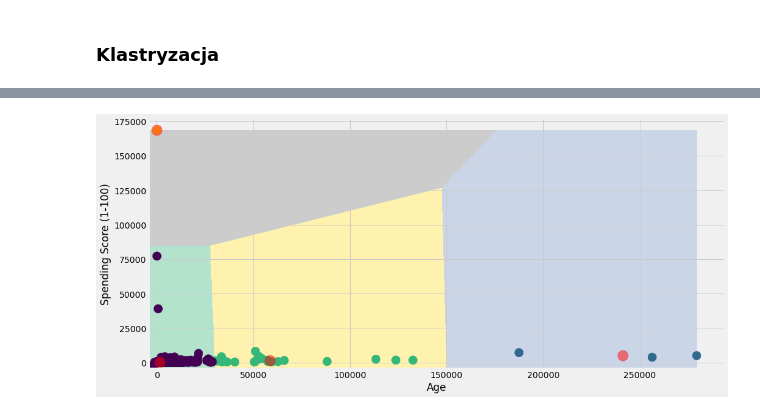
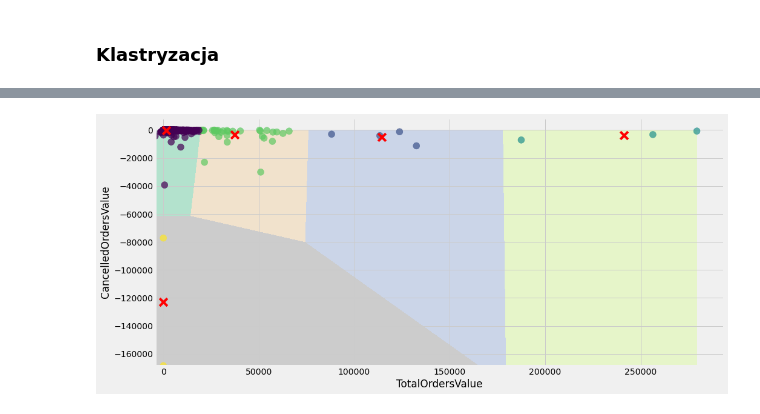
Before and after one commit to kkowalczykk/k-means-segmentation, a Jupyter notebook: main.ipynb, the cells around one changed output, grey strips where cells are left out. Cells and saved outputs as stored; diff of their text form; code cells hidden in the pictures.

Commit message:
Visualize clustering

```diff
--- a/main.ipynb
+++ b/main.ipynb
@@ -323 +340,7 @@ transformed_df
+# %%
+# Selekcja zmiennych, na podstawie których wykonana zostanie klasteryzacja
+
+variable_pair = ['TotalOrdersValue', 'CancelledOrdersValue']
+df_for_clustering = transformed_df[[variable_pair[0], variable_pair[1]]]
+clustering_matrix = df_for_clustering.iloc[: , :].values
 # %%
@@ -352,7 +370,11 @@ es = temp[: , 0]
 # %%
-best_no_of_cluster= 4
-algorithm = (KMeans(n_clusters = best_no_of_cluster ,init='k-means++', n_init = 10 ,max_iter=300,
-                        tol=0.0001,  random_state= 111  , algorithm='auto') )
-algorithm.fit(temp)
-labels1 = algorithm.labels_
-centroids1 = algorithm.cluster_centers_
+# Klasteryzacja metodą K-means
+
+best_cluster_count = 5
+algorithm = (KMeans(n_clusters = best_cluster_count ,init='k-means++', n_init = 10 ,max_iter=300,
+                        tol=0.0001,  random_state= 31  , algorithm='elkan') )
+algorithm.fit(clustering_matrix)
+labels = algorithm.labels_
+centroids = algorithm.cluster_centers_
+
+print(centroids)
@@ -358,0 +387,8 @@ centroids1 = algorithm.cluster_centers_
+# %%
+# Dodanie kolumy definiującej klaster, do którego przypisana została obserwacja
+
+temp = []
+for label in labels:
+    temp.append([label])
+clustering_matrix = np.append(clustering_matrix, temp, axis=1)
+df_for_clustering = pd.DataFrame(clustering_matrix, columns=[variable_pair[0], variable_pair[1], 'cluster'])
@@ -359,21 +402,20 @@ centroids1 = algorithm.cluster_centers_
 # %%
 step = 20
-x_min, x_max = temp[:, 0].min() - 1, temp[:, 0].max() + 1
-y_min, y_max = temp[:, 1].min() - 1, temp[:, 1].max() + 1
+x_min, x_max = clustering_matrix[:, 0].min() - 1, clustering_matrix[:, 0].max() + 1
+y_min, y_max = clustering_matrix[:, 1].min() - 1, clustering_matrix[:, 1].max() + 1
 xx, yy = np.meshgrid(np.arange(x_min, x_max, step), np.arange(y_min, y_max, step))
 Z = algorithm.predict(np.c_[xx.ravel(), yy.ravel()])
 # %%
 plt.figure(1 , figsize = (15 , 7) )
-plt.clf()
 Z = Z.reshape(xx.shape)
 plt.imshow(Z , interpolation='nearest',
            extent=(xx.min(), xx.max(), yy.min(), yy.max()),
            cmap = plt.cm.Pastel2, aspect = 'auto', origin='lower')
 
-plt.scatter( x = 'TotalOrdersValue' ,y = 'MaxOrderValue' , data = test , c = labels1 ,
-            s = 200 )
-plt.scatter(x = centroids1[: , 0] , y =  centroids1[: , 1] , s = 300 , c = 'red' , alpha = 0.5)
-plt.ylabel('Spending Score (1-100)') , plt.xlabel('Age')
+plt.scatter( x = variable_pair[0] ,y = variable_pair[1] , data = df_for_clustering , c = labels ,
+            s = 120, alpha = 0.7)
+plt.scatter(x = centroids[: , 0] , y =  centroids[: , 1] , s = 160 , c = 'red' , alpha = 1, marker='x')
+plt.ylabel(variable_pair[1]) , plt.xlabel(variable_pair[0])
 plt.show()
 # %% [output]
-[figure, old version]
+[figure, new version]
```
Also changed, not shown: parts of 14 cells of this notebook.
